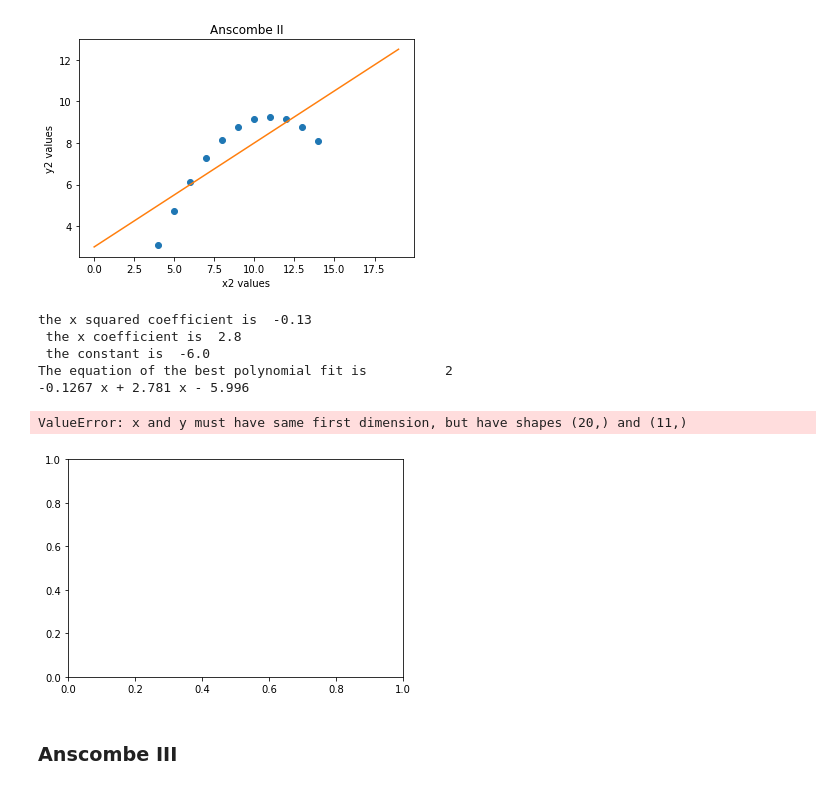
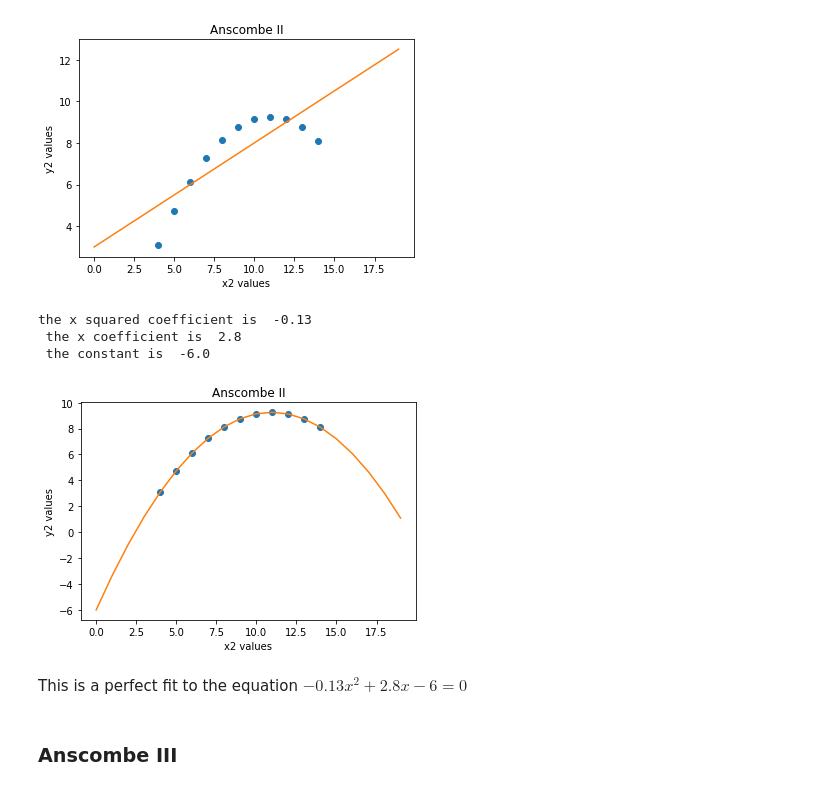
Before and after one commit to Osheah/foda-anscombe, a Jupyter notebook: anscombe.ipynb, the cells around one changed output. Cells and saved outputs as stored; diff of their text form; code cells hidden in the pictures.

```diff
--- a/anscombe.ipynb
+++ b/anscombe.ipynb
@@ -180,37 +180,34 @@ The linear regression line slope is 0.5
 [figure]
 # %%
 # see if there is a best curve
-#x2 = np.array(df['X2'])
-#y2 = np.array(df['Y2'])
 
 # calculate polynomial
 a, b, c = np.polyfit(x2, y2, 2)
-eq = np.poly1d(z)
 print("the x squared coefficient is ", f"{a:.2}","\n", "the x coefficient is ", f"{b:.2}", "\n", "the constant is ", f"{c:.2}")
-print("The equation of the best polynomial fit is", f)
+
 
 # Plot the Anscombe data polyfit line
-x2_new = np.arange(0.0, 20, 1.0)
-y2_new = (a*(x2**2)+b*x2+c)
 
-#plt.plot(x2, y2, marker='o', linestyle='none')
-plt.plot(x2_new, y2_new)
-#
+x_pf2 = np.arange(0.0, 20, 1.0)
+y_pf2 = a * x_pf2**2 + b * x_pf2 + c
+
+plt.plot(x2, y2, marker='o', linestyle='none')
+plt.plot(x_pf2, y_pf2)
+
 # Label axes
-#plt.title("Anscombe II")
-#plt.xlabel('x2 values')
-#plt.ylabel('y2 values')
+plt.title("Anscombe II")
+plt.xlabel('x2 values')
+plt.ylabel('y2 values')
 
 # Show the plot
-#plt.show()
+plt.show()
 # %% [output]
 the x squared coefficient is  -0.13
  the x coefficient is  2.8
  the constant is  -6.0
-The equation of the best polynomial fit is          2
--0.1267 x + 2.781 x - 5.996
-ValueError: x and y must have same first dimension, but have shapes (20,) and (11,)
-[figure, old version]
+[figure, new version]
+# %% [markdown]
+This is a perfect fit to the equation $-0.13x^2+2.8x-6=0$
 # %% [markdown]
 ### Anscombe III
 # %%
```
Also changed, not shown: parts of 31 cells of this notebook.
